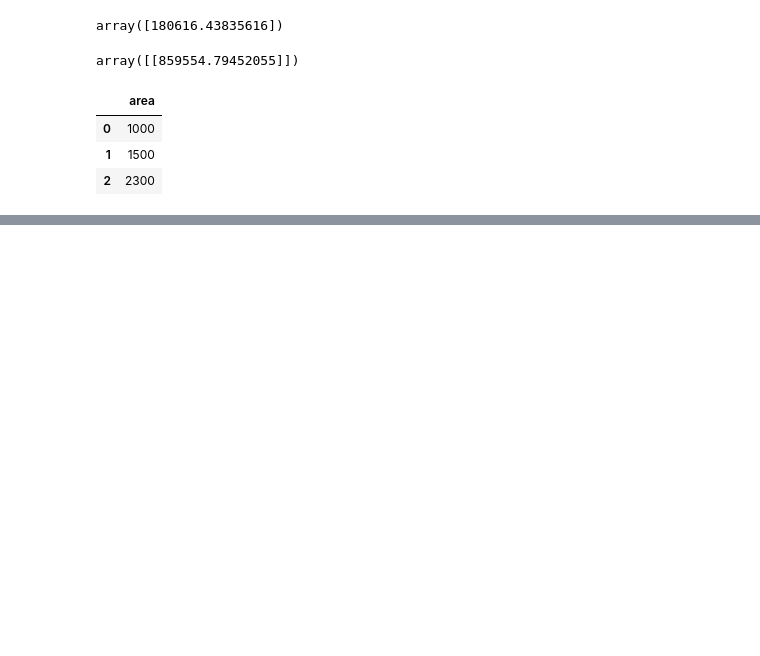
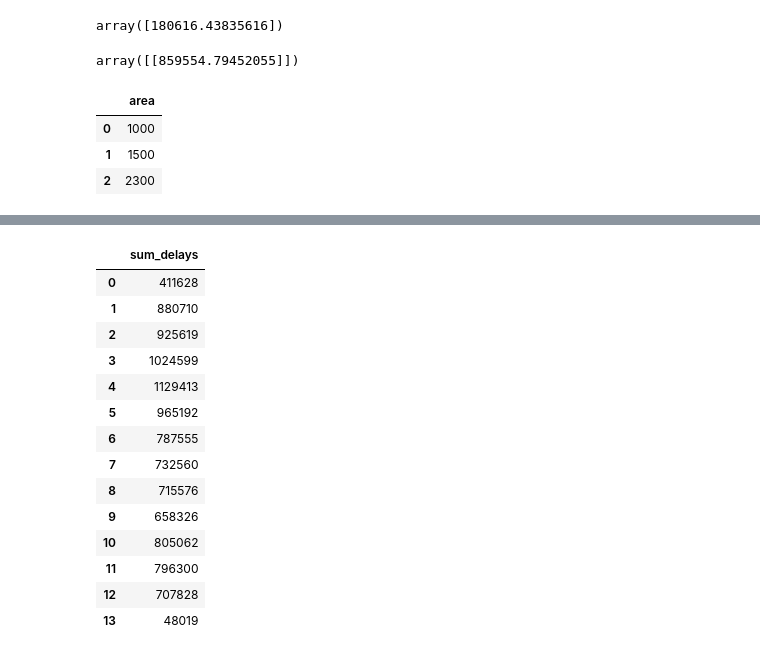
Before and after one commit to cthacker-udel/MLIntro, a Jupyter notebook: practice1.ipynb, the cells around one changed output, grey strips where cells are left out. Cells and saved outputs as stored; diff of their text form; code cells hidden in the pictures; blank space fills up the shorter version.

```diff
--- a/practice1.ipynb
+++ b/practice1.ipynb
@@ -111,0 +143,39 @@ plt.scatter()
+# %%
+## predict the # of delays in the coming years for airlines
+
+airport_df = pd.read_csv('./pandaspractice/airlines.csv')
+
+# airport_df[['Time.Year']]
+
+grouped_df = airport_df.groupby(by='Time.Year').sum()
+
+#airport_df[['Statistics.# of Delays.Carrier', 'Statistics.# of Delays.Late Aircraft', 'Statistics.# of Delays.National Aviation System', 'Statistics.# of Delays.Security', 'Statistics.# of Delays.Weather']].aggregate(np.sum)
+
+grouped_df['sum_delays'] = grouped_df['Statistics.# of Delays.Carrier'].add(grouped_df['Statistics.# of Delays.Late Aircraft']).add(grouped_df['Statistics.# of Delays.National Aviation System']).add(grouped_df['Statistics.# of Delays.Security']).add(grouped_df['Statistics.# of Delays.Weather'])
+
+airport_model = linear_model.LinearRegression()
+
+grouped_df = grouped_df.reset_index()
+
+
+airport_model.fit(grouped_df[['Time.Year']], grouped_df[['sum_delays']])
+
+%matplotlib inline
+
+plt.scatter(grouped_df[['Time.Year']], grouped_df[['sum_delays']])
+# %% [output]
+|  | sum_delays |
+| 0 | 411628 |
+| 1 | 880710 |
+| 2 | 925619 |
+| 3 | 1024599 |
+| 4 | 1129413 |
+| 5 | 965192 |
+| 6 | 787555 |
+| 7 | 732560 |
+| 8 | 715576 |
+| 9 | 658326 |
+| 10 | 805062 |
+| 11 | 796300 |
+| 12 | 707828 |
+| 13 | 48019 |
```
Also changed, not shown: parts of 4 cells of this notebook, 1 other file.
